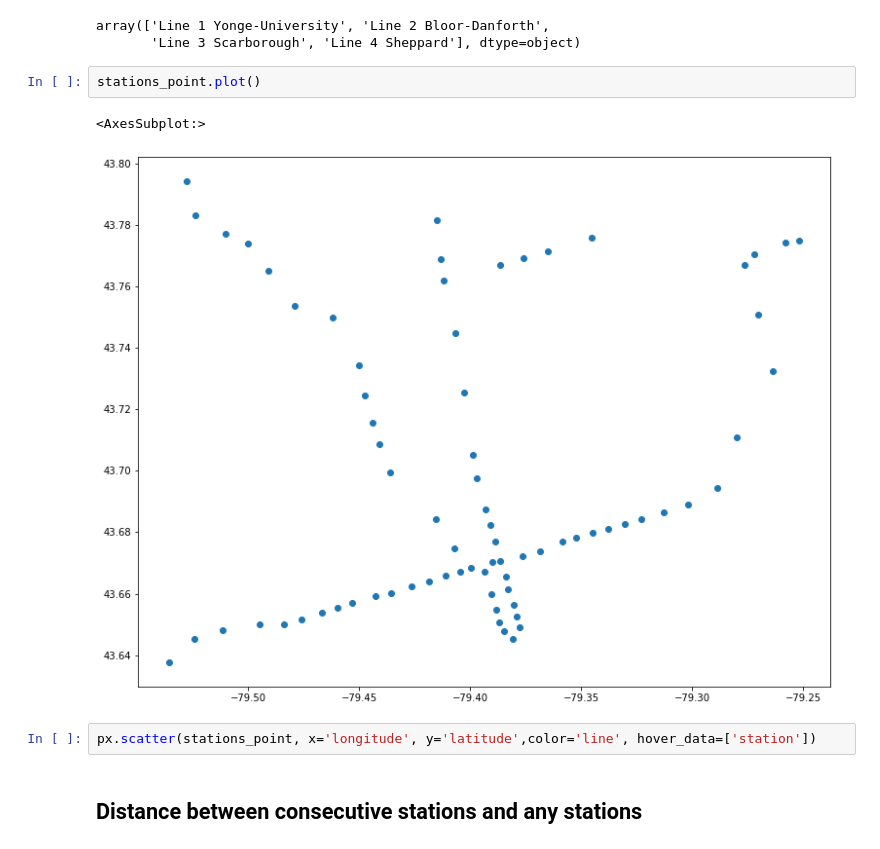
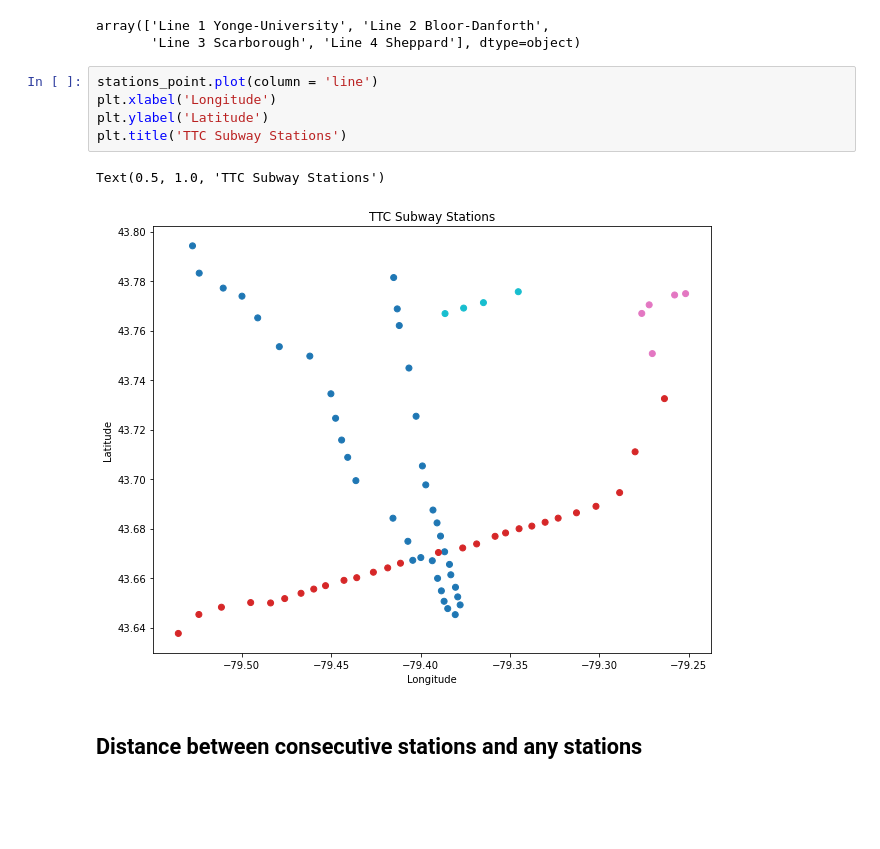
Before and after one commit to WillKWL/Project-TorontoApartment, a Jupyter notebook: 1- initiate.ipynb, the cells around one changed output. Cells and saved outputs as stored; diff of their text form; blank space fills up the shorter version.

```diff
--- a/1- initiate.ipynb
+++ b/1- initiate.ipynb
@@ -282,13 +288,14 @@ stations_point.line.unique()
 # %% [output]
 array(['Line 1 Yonge-University', 'Line 2 Bloor-Danforth',
        'Line 3 Scarborough', 'Line 4 Sheppard'], dtype=object)
-# %%
-stations_point.plot()
-# %% [output]
-<AxesSubplot:>
-[figure, removed]
-# %%
-px.scatter(stations_point, x='longitude', y='latitude',color='line', hover_data=['station'])
+# %%
+stations_point.plot(column = 'line')
+plt.xlabel('Longitude')
+plt.ylabel('Latitude')
+plt.title('TTC Subway Stations')
+# %% [output]
+Text(0.5, 1.0, 'TTC Subway Stations')
+[figure, added]
 # %% [markdown]
 ## Distance between consecutive stations and any stations
 # %%
```
Also changed, not shown: parts of 39 cells of this notebook, 6 other files.
